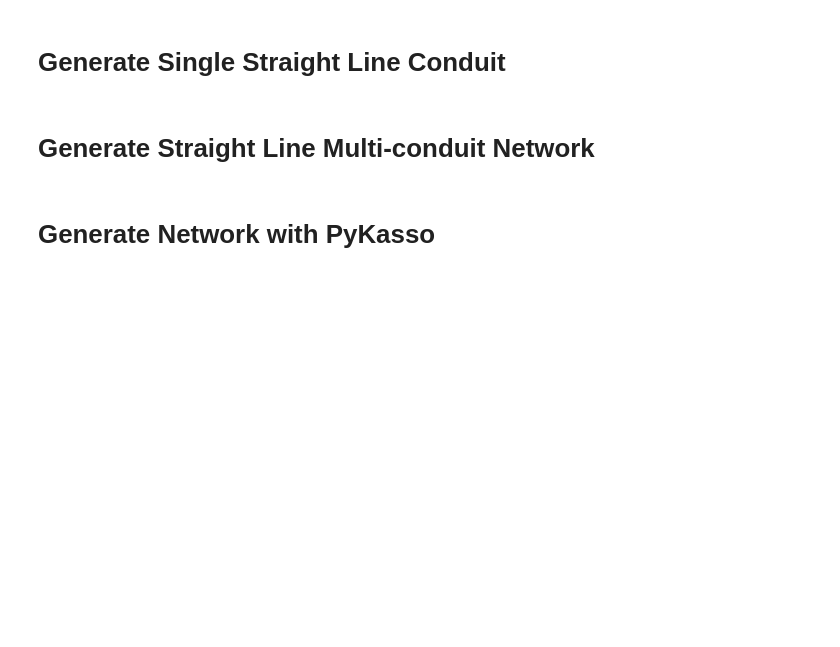
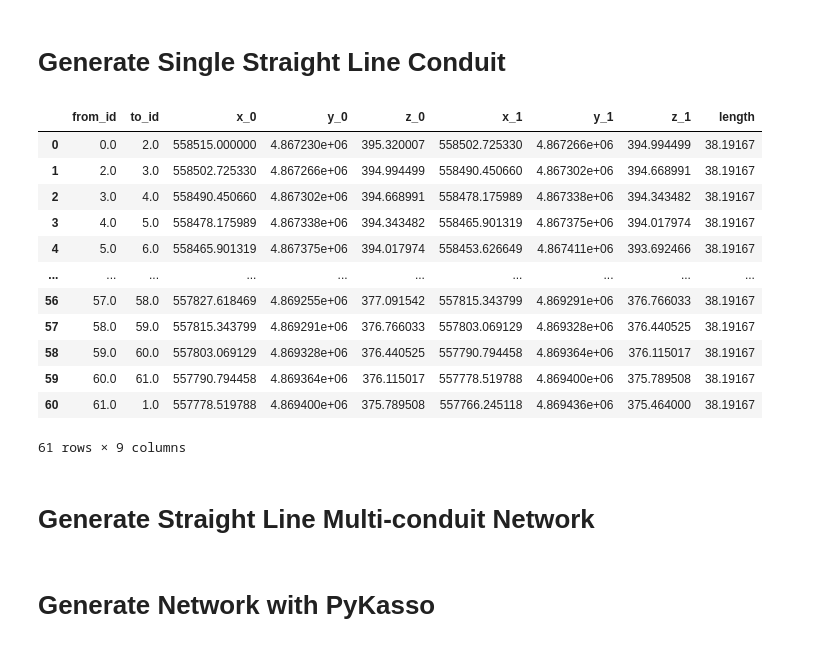
Before and after one commit to jhuang523/UMNBearSpring, a Jupyter notebook: openkarst/conduits/conduits_V1.ipynb, the cells around one changed output. Drawn from its saved outputs; the diff is of its cells as text; code cells hidden in the pictures; blank space fills up the shorter version.

```diff
--- a/openkarst/conduits/conduits_V1.ipynb
+++ b/openkarst/conduits/conduits_V1.ipynb
@@ -31,6 +31,24 @@ nodes = pd.read_csv('../../data/networks/single_conduit/straight_conduit_n62/nod
 edges = pd.read_csv('../../data/networks/single_conduit/straight_conduit_n62/edges.csv')
 # %%
 plot_3D_network(nodes, edges, node_color='type')
+# %%
+edges['length'] = np.sqrt((edges.x_0 - edges.x_1)**2 + (edges.y_0 - edges.y_1)**2 + (edges.z_0 - edges.z_1)**2)
+# %%
+edges
+# %% [output]
+|  | from_id | to_id | x_0 | y_0 | z_0 | x_1 | y_1 | z_1 | length |
+| 0 | 0.0 | 2.0 | 558515.000000 | 4.867230e+06 | 395.320007 | 558502.725330 | 4.867266e+06 | 394.994499 | 38.19167 |
+| 1 | 2.0 | 3.0 | 558502.725330 | 4.867266e+06 | 394.994499 | 558490.450660 | 4.867302e+06 | 394.668991 | 38.19167 |
+| 2 | 3.0 | 4.0 | 558490.450660 | 4.867302e+06 | 394.668991 | 558478.175989 | 4.867338e+06 | 394.343482 | 38.19167 |
+| 3 | 4.0 | 5.0 | 558478.175989 | 4.867338e+06 | 394.343482 | 558465.901319 | 4.867375e+06 | 394.017974 | 38.19167 |
+| 4 | 5.0 | 6.0 | 558465.901319 | 4.867375e+06 | 394.017974 | 558453.626649 | 4.867411e+06 | 393.692466 | 38.19167 |
+| ... | ... | ... | ... | ... | ... | ... | ... | ... | ... |
+| 56 | 57.0 | 58.0 | 557827.618469 | 4.869255e+06 | 377.091542 | 557815.343799 | 4.869291e+06 | 376.766033 | 38.19167 |
+| 57 | 58.0 | 59.0 | 557815.343799 | 4.869291e+06 | 376.766033 | 557803.069129 | 4.869328e+06 | 376.440525 | 38.19167 |
+| 58 | 59.0 | 60.0 | 557803.069129 | 4.869328e+06 | 376.440525 | 557790.794458 | 4.869364e+06 | 376.115017 | 38.19167 |
+| 59 | 60.0 | 61.0 | 557790.794458 | 4.869364e+06 | 376.115017 | 557778.519788 | 4.869400e+06 | 375.789508 | 38.19167 |
+| 60 | 61.0 | 1.0 | 557778.519788 | 4.869400e+06 | 375.789508 | 557766.245118 | 4.869436e+06 | 375.464000 | 38.19167 |
+61 rows × 9 columns
 # %% [markdown]
 # Generate Straight Line Multi-conduit Network
 # %%
```
Also changed, not shown: parts of 6 cells of this notebook, 8 other files.
